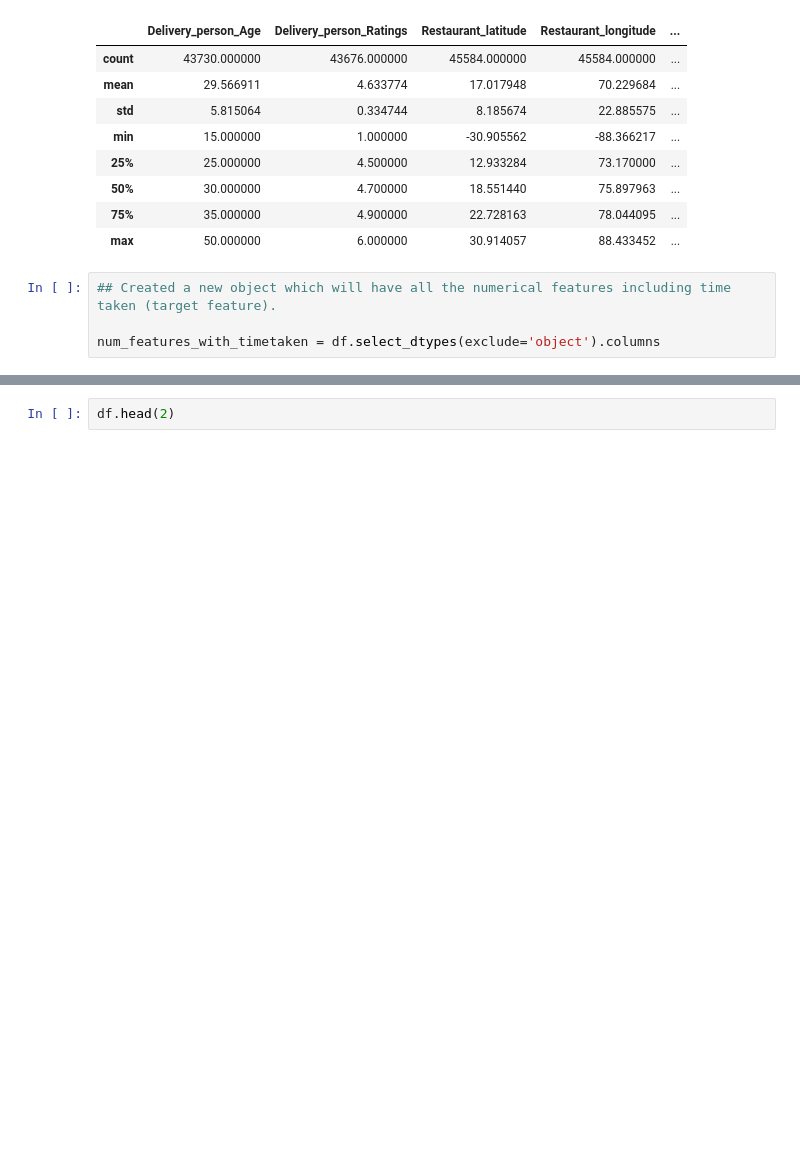
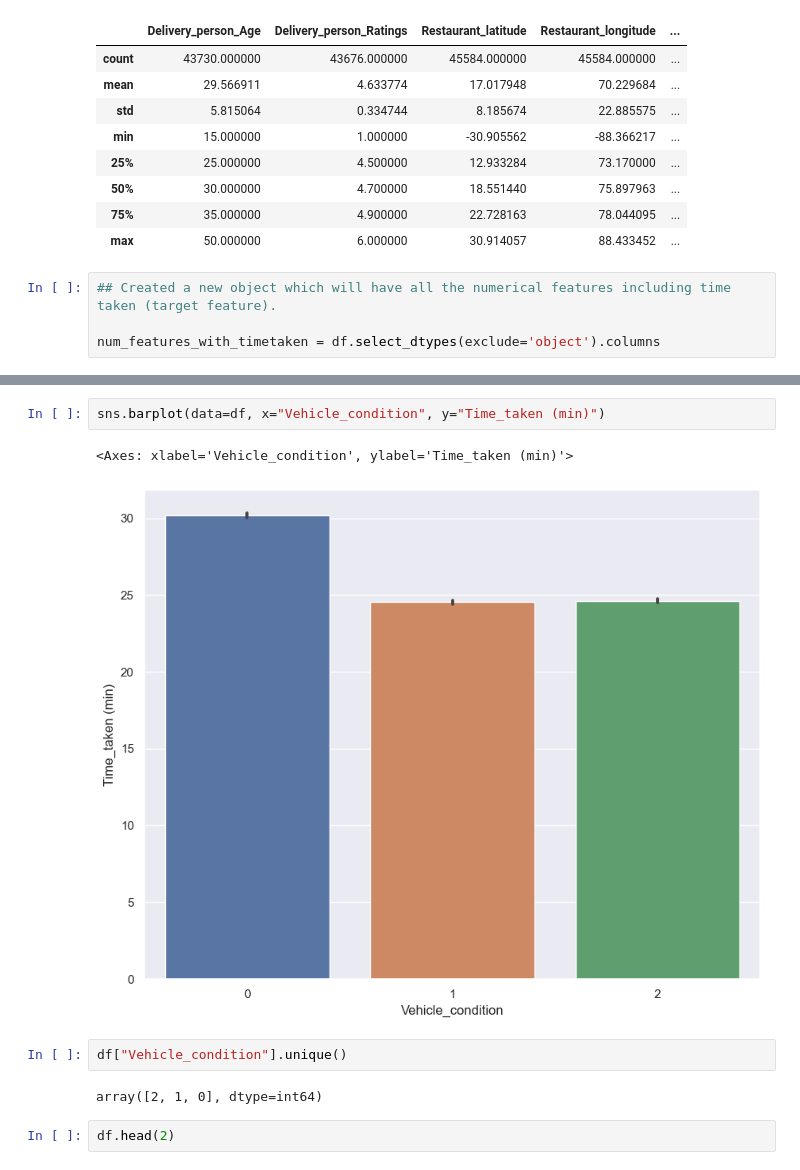
Before and after one commit to singhwalia98/DELIVERY-TIME-PREDICTION-ML, a Jupyter notebook: notebooks/EDA & Model_Training.ipynb, the cells around one changed output, grey strips where cells are left out. Cells and saved outputs as stored; diff of their text form; blank space fills up the shorter version.

```diff
--- a/notebooks/EDA & Model_Training.ipynb
+++ b/notebooks/EDA & Model_Training.ipynb
@@ -167,3 +173,12 @@ sns.heatmap(df[num_features_with_timetaken].corr(), annot=True)
+# %%
+sns.barplot(data=df, x="Vehicle_condition", y="Time_taken (min)")
+# %% [output]
+<Axes: xlabel='Vehicle_condition', ylabel='Time_taken (min)'>
+[figure, added]
+# %%
+df["Vehicle_condition"].unique()
+# %% [output]
+array([2, 1, 0], dtype=int64)
 # %%
 df.head(2)
 # %% [output]
```
Also changed, not shown: parts of 12 cells of this notebook, 9 other files.
